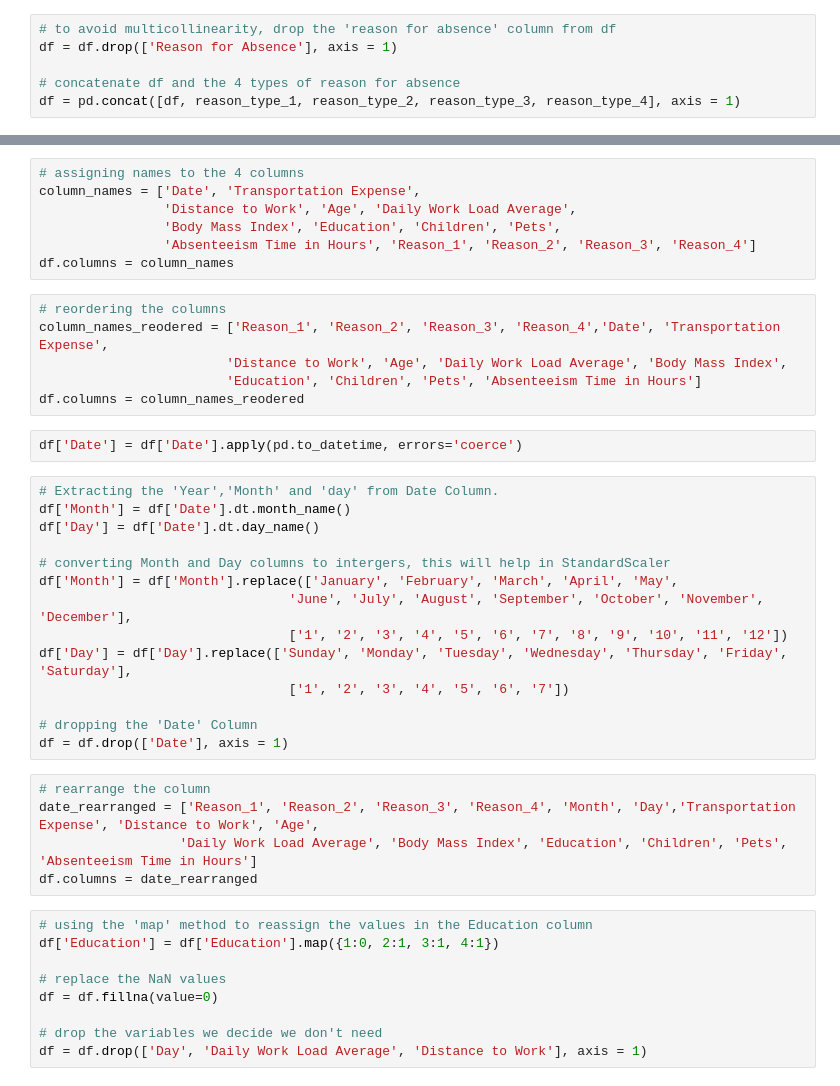
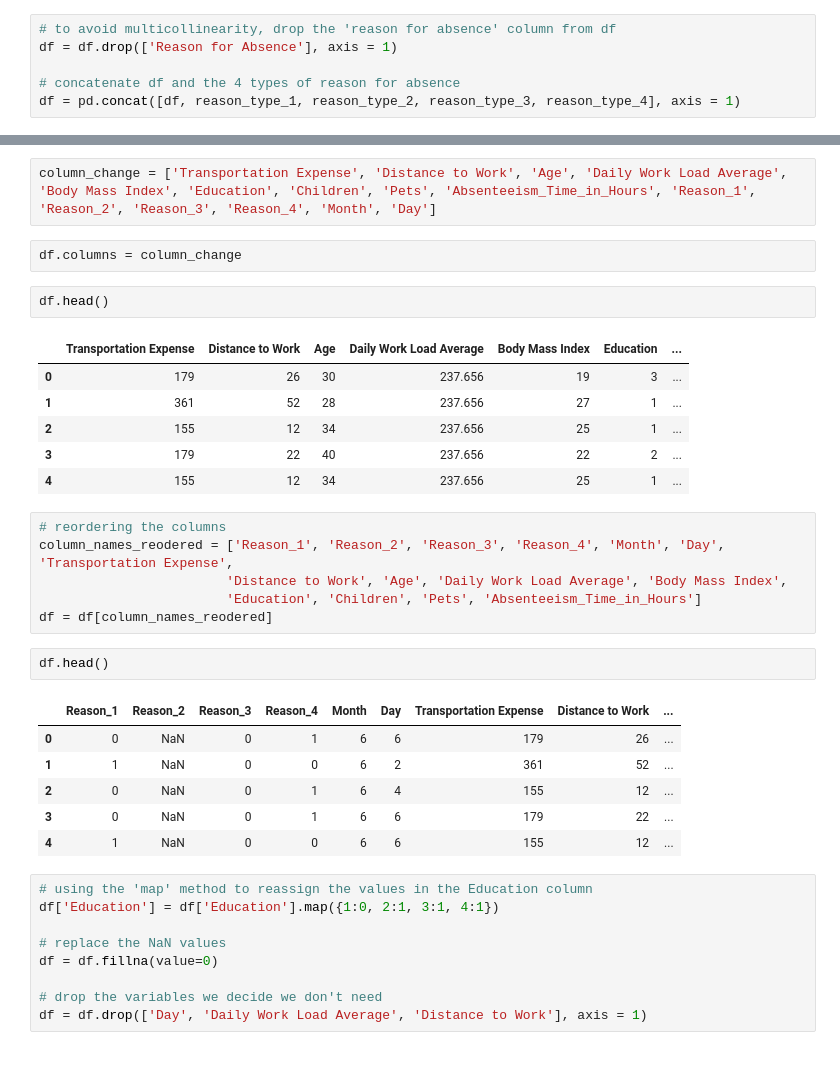
Before and after one commit to I-Sobe/absenteeism, a Jupyter notebook: data/Untitled-1.ipynb, the cells around one changed output, grey strips where cells are left out. Saved outputs shown, nothing was run; the diff lists cells and outputs as text.

```diff
--- a/data/Untitled-1.ipynb
+++ b/data/Untitled-1.ipynb
@@ -20,37 +95,32 @@ df = pd.concat([df, reason_type_1, reason_type_2, reason_type_3, reason_type_4],
 # %%
-# assigning names to the 4 columns
-column_names = ['Date', 'Transportation Expense',
-                'Distance to Work', 'Age', 'Daily Work Load Average',
-                'Body Mass Index', 'Education', 'Children', 'Pets',
-                'Absenteeism Time in Hours', 'Reason_1', 'Reason_2', 'Reason_3', 'Reason_4']
-df.columns = column_names
+column_change = ['Transportation Expense', 'Distance to Work', 'Age', 'Daily Work Load Average',
+'Body Mass Index', 'Education', 'Children', 'Pets', 'Absenteeism_Time_in_Hours', 'Reason_1', 'Reason_2', 'Reason_3', 'Reason_4', 'Month', 'Day']
+# %%
+df.columns = column_change
+# %%
+df.head()
+# %% [output]
+|  | Transportation Expense | Distance to Work | Age | Daily Work Load Average | Body Mass Index | Education | ... |
+| 0 | 179 | 26 | 30 | 237.656 | 19 | 3 | ... |
+| 1 | 361 | 52 | 28 | 237.656 | 27 | 1 | ... |
+| 2 | 155 | 12 | 34 | 237.656 | 25 | 1 | ... |
+| 3 | 179 | 22 | 40 | 237.656 | 22 | 2 | ... |
+| 4 | 155 | 12 | 34 | 237.656 | 25 | 1 | ... |
 # %%
 # reordering the columns
-column_names_reodered = ['Reason_1', 'Reason_2', 'Reason_3', 'Reason_4','Date', 'Transportation Expense',
+column_names_reodered = ['Reason_1', 'Reason_2', 'Reason_3', 'Reason_4', 'Month', 'Day', 'Transportation Expense',
                         'Distance to Work', 'Age', 'Daily Work Load Average', 'Body Mass Index',
-                        'Education', 'Children', 'Pets', 'Absenteeism Time in Hours']
-df.columns = column_names_reodered
+                        'Education', 'Children', 'Pets', 'Absenteeism_Time_in_Hours']
+df = df[column_names_reodered]
-# %%
-df['Date'] = df['Date'].apply(pd.to_datetime, errors='coerce')
-# %%
-# Extracting the 'Year','Month' and 'day' from Date Column.
-df['Month'] = df['Date'].dt.month_name()
-df['Day'] = df['Date'].dt.day_name()
-
-# converting Month and Day columns to intergers, this will help in StandardScaler
-df['Month'] = df['Month'].replace(['January', 'February', 'March', 'April', 'May',
-                                'June', 'July', 'August', 'September', 'October', 'November', 'December'],
-                                ['1', '2', '3', '4', '5', '6', '7', '8', '9', '10', '11', '12'])
-df['Day'] = df['Day'].replace(['Sunday', 'Monday', 'Tuesday', 'Wednesday', 'Thursday', 'Friday', 'Saturday'],
-                                ['1', '2', '3', '4', '5', '6', '7'])
-
-# dropping the 'Date' Column
-df = df.drop(['Date'], axis = 1)
-# %%
-# rearrange the column
-date_rearranged = ['Reason_1', 'Reason_2', 'Reason_3', 'Reason_4', 'Month', 'Day','Transportation Expense', 'Distance to Work', 'Age',
-                  'Daily Work Load Average', 'Body Mass Index', 'Education', 'Children', 'Pets', 'Absenteeism Time in Hours']
-df.columns = date_rearranged
+# %%
+df.head()
+# %% [output]
+|  | Reason_1 | Reason_2 | Reason_3 | Reason_4 | Month | Day | Transportation Expense | Distance to Work | ... |
+| 0 | 0 | NaN | 0 | 1 | 6 | 6 | 179 | 26 | ... |
+| 1 | 1 | NaN | 0 | 0 | 6 | 2 | 361 | 52 | ... |
+| 2 | 0 | NaN | 0 | 1 | 6 | 4 | 155 | 12 | ... |
+| 3 | 0 | NaN | 0 | 1 | 6 | 6 | 179 | 22 | ... |
+| 4 | 1 | NaN | 0 | 0 | 6 | 6 | 155 | 12 | ... |
 # %%
 # using the 'map' method to reassign the values in the Education column
 df['Education'] = df['Education'].map({1:0, 2:1, 3:1, 4:1})
```
Also changed, not shown: parts of 11 cells of this notebook, 3 other files.
